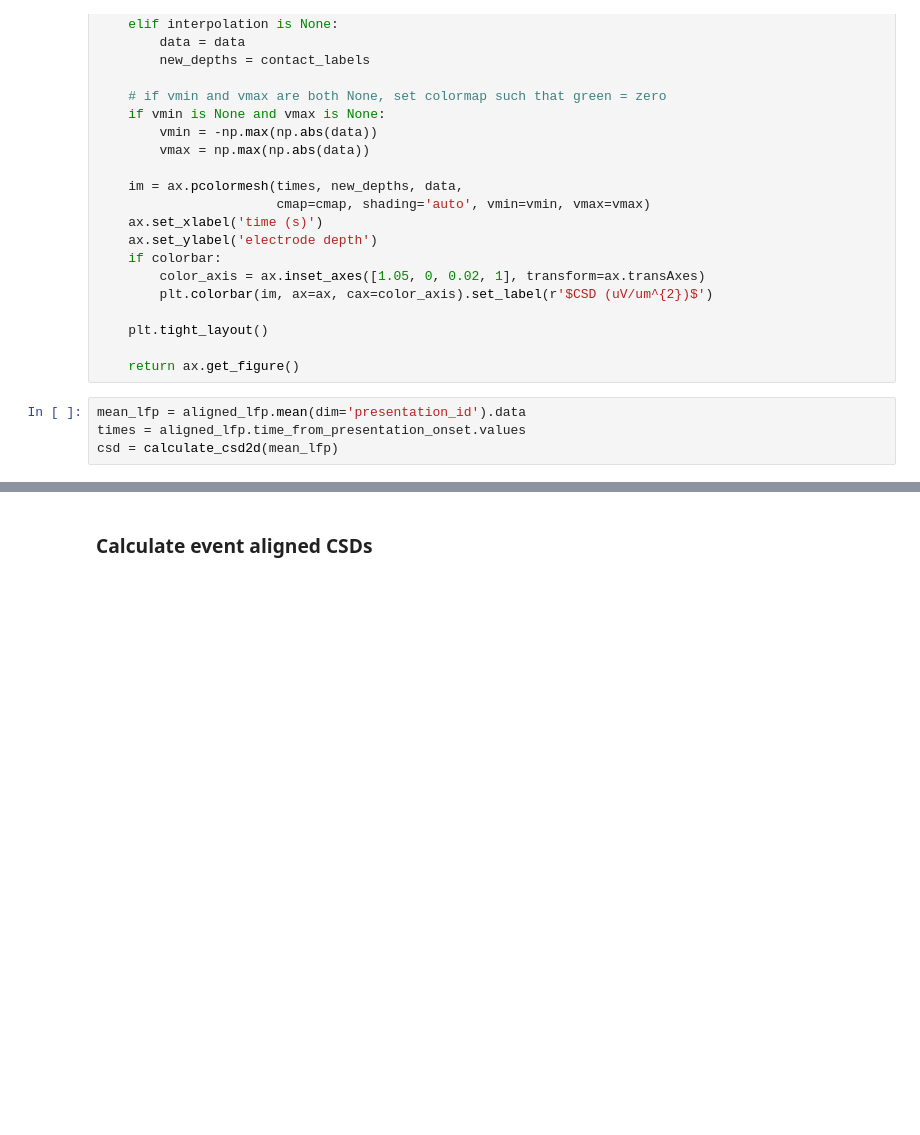
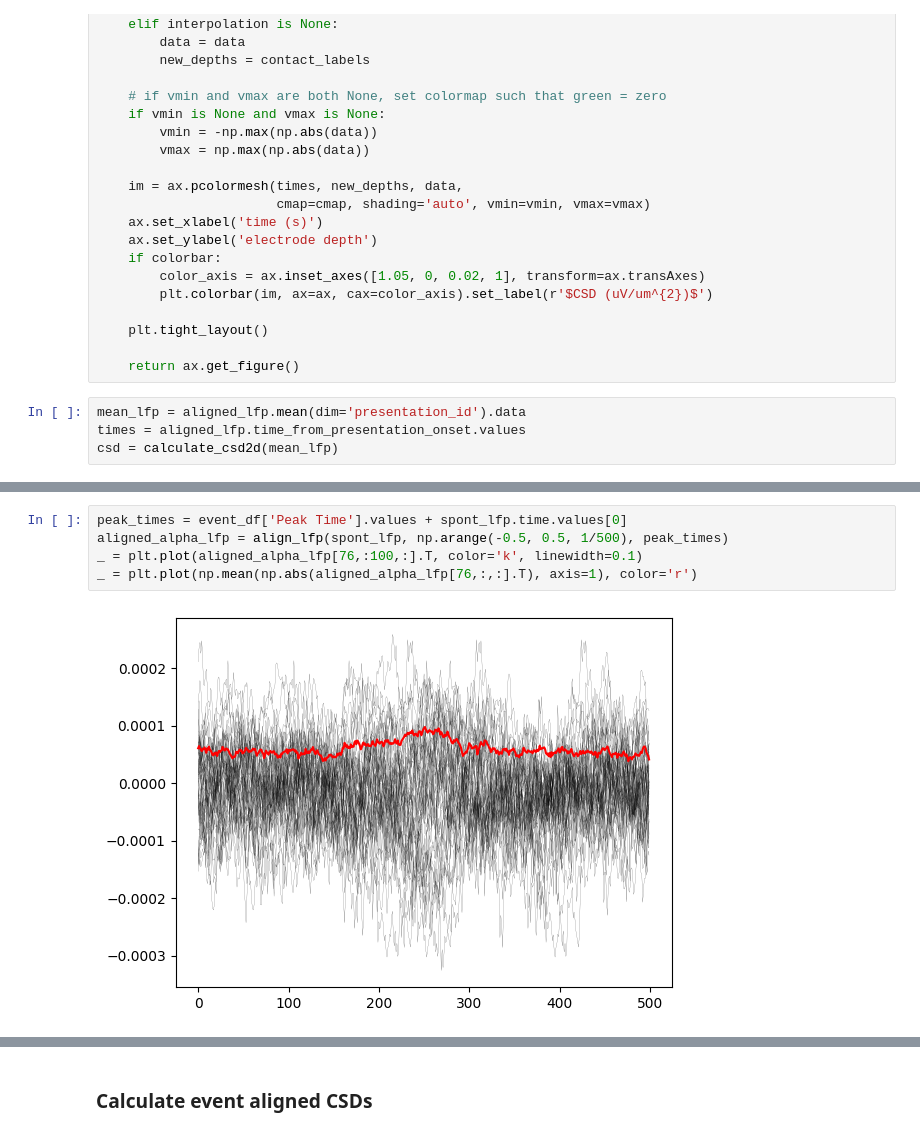
Before and after one commit to mwprestonjr/-a-periodic, a Jupyter notebook: code/allen_csd_test.ipynb, the cells around one changed output, grey strips where cells are left out. Cells and saved outputs as stored; diff of their text form; blank space fills up the shorter version.

```diff
--- a/code/allen_csd_test.ipynb
+++ b/code/allen_csd_test.ipynb
@@ -303,0 +353,7 @@ plt.xlim(-0.1, 0.4)
+# %%
+peak_times = event_df['Peak Time'].values + spont_lfp.time.values[0]
+aligned_alpha_lfp = align_lfp(spont_lfp, np.arange(-0.5, 0.5, 1/500), peak_times)
+_ = plt.plot(aligned_alpha_lfp[76,:100,:].T, color='k', linewidth=0.1)
+_ = plt.plot(np.mean(np.abs(aligned_alpha_lfp[76,:,:].T), axis=1), color='r')
+# %% [output]
+[figure, added]
```
Also changed, not shown: parts of 17 cells of this notebook, 4 other files.
